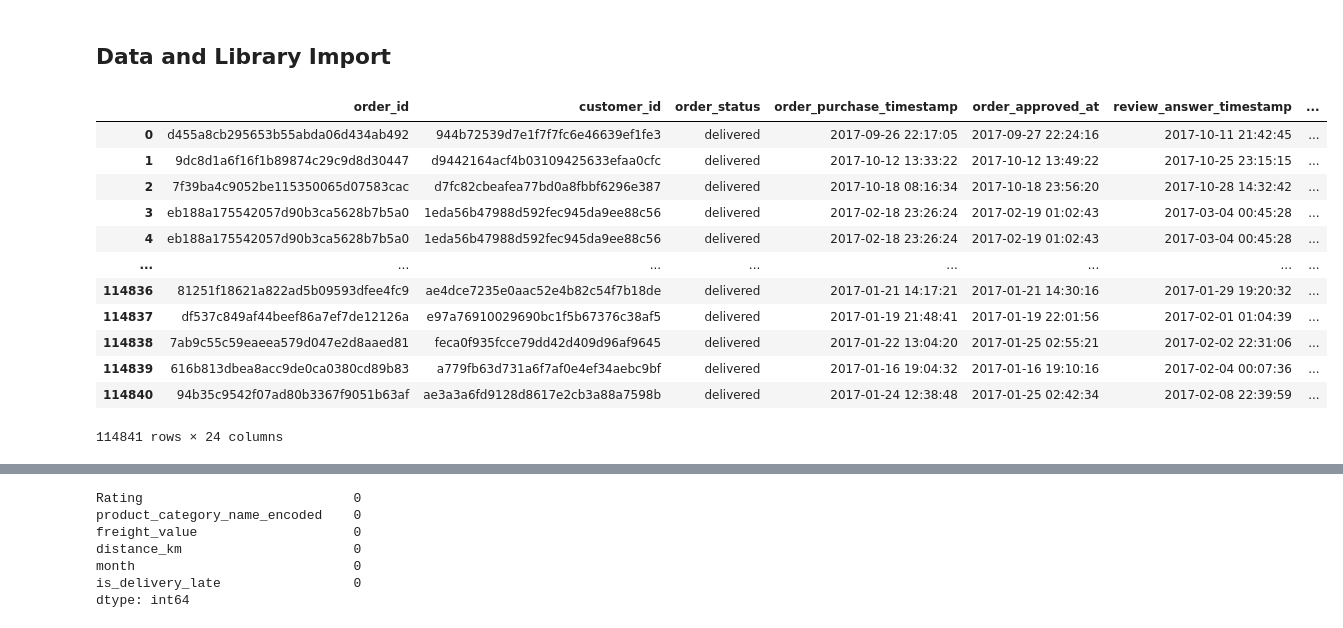
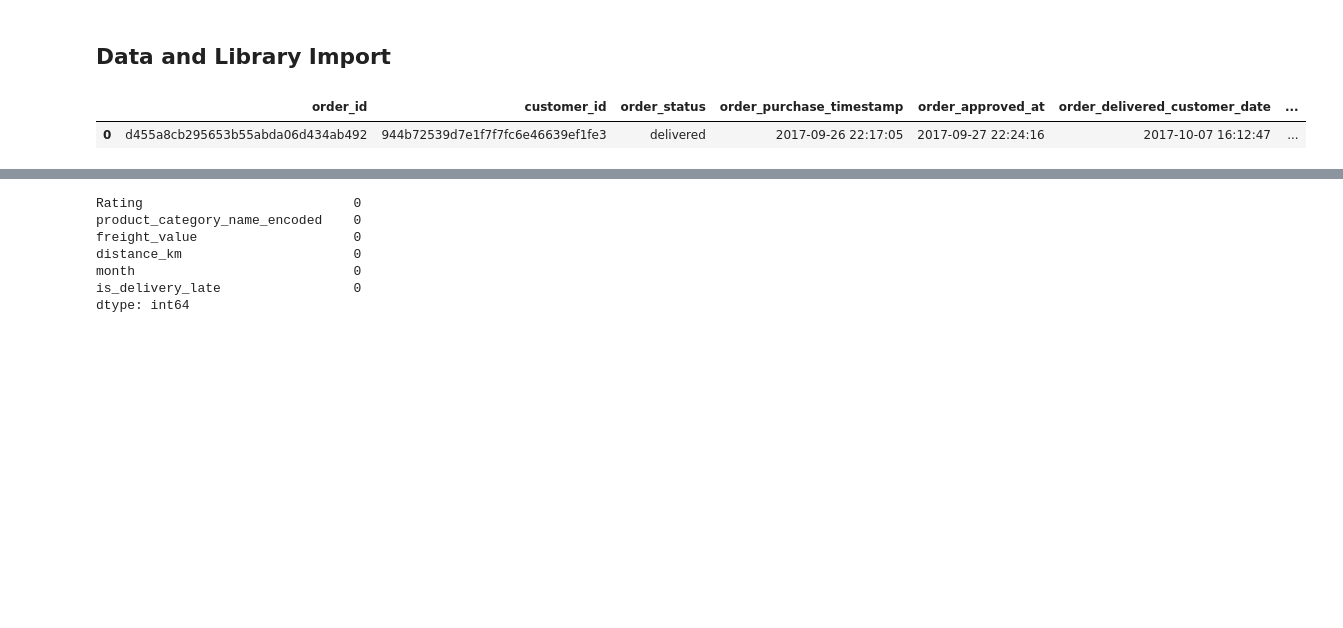
Before and after one commit to menni99/causal-attribution-analysis, a Jupyter notebook: notebooks/data-exploration.ipynb, the cells around one changed output, grey strips where cells are left out. Saved outputs shown, nothing was run; the diff lists cells and outputs as text; code cells hidden in the pictures; blank space fills up the shorter version.

```diff
--- a/notebooks/data-exploration.ipynb
+++ b/notebooks/data-exploration.ipynb
@@ -36,18 +22,7 @@ from scipy.stats import chi2_contingency
 # %%
 df = pd.read_csv("../data/processed/data.csv")
 # %%
-df
+df.head(1)
 # %% [output]
-|  | order_id | customer_id | order_status | order_purchase_timestamp | order_approved_at | review_answer_timestamp | ... |
-| 0 | d455a8cb295653b55abda06d434ab492 | 944b72539d7e1f7f7fc6e46639ef1fe3 | delivered | 2017-09-26 22:17:05 | 2017-09-27 22:24:16 | 2017-10-11 21:42:45 | ... |
-| 1 | 9dc8d1a6f16f1b89874c29c9d8d30447 | d9442164acf4b03109425633efaa0cfc | delivered | 2017-10-12 13:33:22 | 2017-10-12 13:49:22 | 2017-10-25 23:15:15 | ... |
-| 2 | 7f39ba4c9052be115350065d07583cac | d7fc82cbeafea77bd0a8fbbf6296e387 | delivered | 2017-10-18 08:16:34 | 2017-10-18 23:56:20 | 2017-10-28 14:32:42 | ... |
-| 3 | eb188a175542057d90b3ca5628b7b5a0 | 1eda56b47988d592fec945da9ee88c56 | delivered | 2017-02-18 23:26:24 | 2017-02-19 01:02:43 | 2017-03-04 00:45:28 | ... |
-| 4 | eb188a175542057d90b3ca5628b7b5a0 | 1eda56b47988d592fec945da9ee88c56 | delivered | 2017-02-18 23:26:24 | 2017-02-19 01:02:43 | 2017-03-04 00:45:28 | ... |
-| ... | ... | ... | ... | ... | ... | ... | ... |
-| 114836 | 81251f18621a822ad5b09593dfee4fc9 | ae4dce7235e0aac52e4b82c54f7b18de | delivered | 2017-01-21 14:17:21 | 2017-01-21 14:30:16 | 2017-01-29 19:20:32 | ... |
-| 114837 | df537c849af44beef86a7ef7de12126a | e97a76910029690bc1f5b67376c38af5 | delivered | 2017-01-19 21:48:41 | 2017-01-19 22:01:56 | 2017-02-01 01:04:39 | ... |
-| 114838 | 7ab9c55c59eaeea579d047e2d8aaed81 | feca0f935fcce79dd42d409d96af9645 | delivered | 2017-01-22 13:04:20 | 2017-01-25 02:55:21 | 2017-02-02 22:31:06 | ... |
-| 114839 | 616b813dbea8acc9de0ca0380cd89b83 | a779fb63d731a6f7af0e4ef34aebc9bf | delivered | 2017-01-16 19:04:32 | 2017-01-16 19:10:16 | 2017-02-04 00:07:36 | ... |
-| 114840 | 94b35c9542f07ad80b3367f9051b63af | ae3a3a6fd9128d8617e2cb3a88a7598b | delivered | 2017-01-24 12:38:48 | 2017-01-25 02:42:34 | 2017-02-08 22:39:59 | ... |
+|  | order_id | customer_id | order_status | order_purchase_timestamp | order_approved_at | order_delivered_customer_date | ... |
+| 0 | d455a8cb295653b55abda06d434ab492 | 944b72539d7e1f7f7fc6e46639ef1fe3 | delivered | 2017-09-26 22:17:05 | 2017-09-27 22:24:16 | 2017-10-07 16:12:47 | ... |
-114841 rows × 24 columns
```
Also changed, not shown: parts of 17 cells of this notebook.
